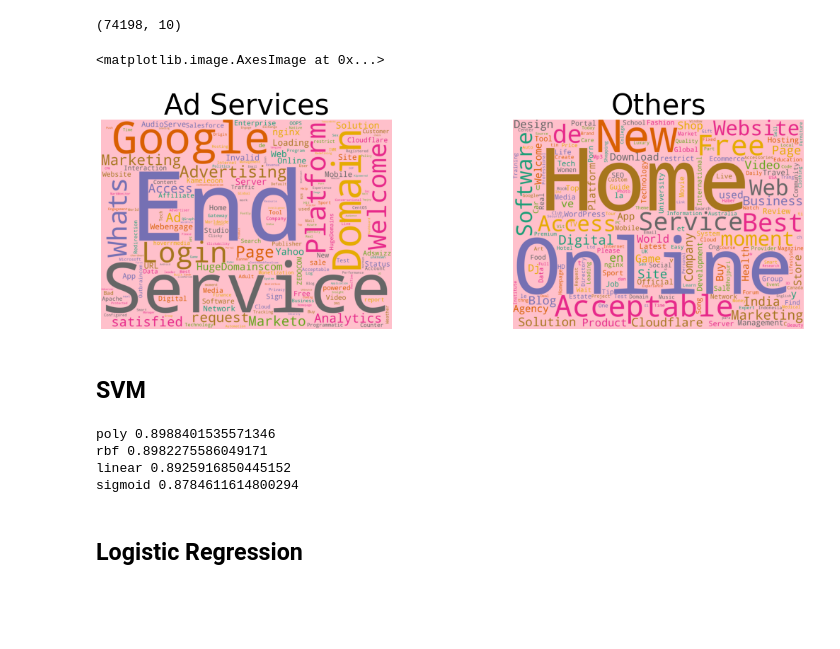
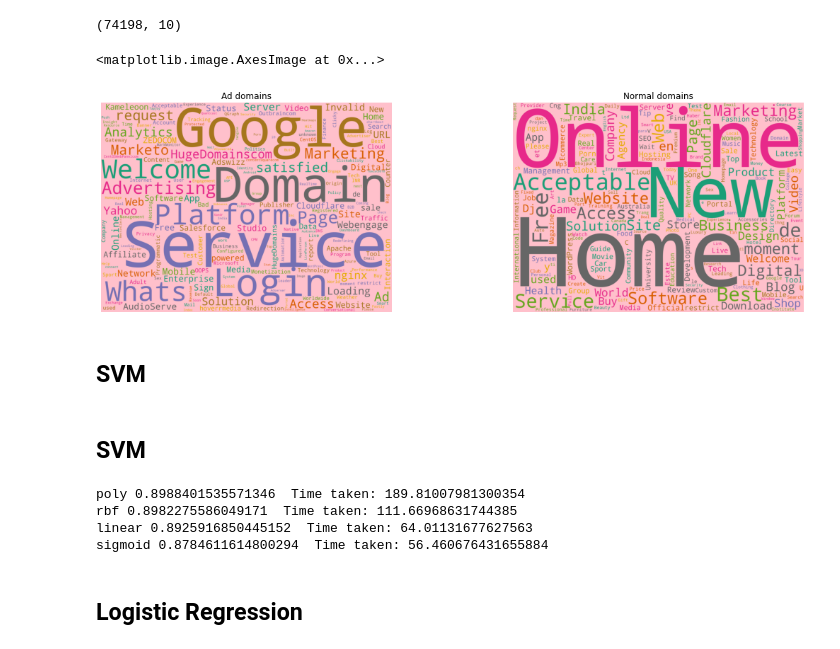
Before and after one commit to yadhukrishnam/ad-service-detection-machine-learning, a Jupyter notebook: notebooks/model-evaluation-01.ipynb, the cells around one changed output. Saved outputs shown, nothing was run; the diff lists cells and outputs as text; code cells hidden in the pictures; blank space fills up the shorter version.

```diff
--- a/notebooks/model-evaluation-01.ipynb
+++ b/notebooks/model-evaluation-01.ipynb
@@ -20,28 +23,28 @@ df.shape
 # %%
 from wordcloud import WordCloud,STOPWORDS
 
-STOPWORDS.update(["Unavailable", "Error", "Forbidden", "Temporarily", "None", "Found", "Denied", "Dead"])
+STOPWORDS.update(["Unavailable", "Error", "Forbidden", "Temporarily", "None", "Found", "Denied", "Dead", "End"])
 
 plt.figure(figsize=(40,25))
 subset = df[df['class']==1]
 text = subset.meta_info.values
 cloud1=WordCloud(stopwords=STOPWORDS,background_color='pink',colormap="Dark2",collocations=False,width=2500,height=1800
                        ).generate(" ".join(text))
 plt.subplot(4,4,1)
 plt.axis('off')
-plt.title("Ad Services",fontsize=40)
+plt.title("Ad domains",fontsize=12)
 plt.imshow(cloud1)
 subset = df[df['class']==0]
 text = subset.meta_info.values
 cloud2=WordCloud(stopwords=STOPWORDS,background_color='pink',colormap="Dark2",collocations=False,width=2500,height=1800
                        ).generate(" ".join(text))
 plt.subplot(4,4,2)
 plt.axis('off')
-plt.title("Others",fontsize=40)
+plt.title("Normal domains",fontsize=12)
 plt.imshow(cloud2)
 # %% [output]
 <matplotlib.image.AxesImage at 0x...>
-[figure, old version]
+[figure, new version]
 # %%
 from nltk.stem.porter import PorterStemmer
 
@@ -70,0 +91,2 @@ column_transformer = ColumnTransformer([('tfidf', tfidf, 'meta_info')])
+# %% [markdown]
+## SVM
@@ -71,13 +109,16 @@ column_transformer = ColumnTransformer([('tfidf', tfidf, 'meta_info')])
 # %% [markdown]
 ## SVM
 # %%
-from sklearn.svm import SVC
+
+import time
 from sklearn.pipeline import make_pipeline
 from sklearn.model_selection import GridSearchCV
 
 kernels = ["poly", "rbf", "linear", "sigmoid"]
 
 for kernel in kernels:
+
+    start = time.time()
 
     pipe = Pipeline([
         ('tfidf', column_transformer),
@@ -86,12 +127,14 @@ for kernel in kernels:
 
     pipe.fit(X_train,y_train)
 
-    print (kernel, pipe.score(X_test, y_test))
+    end = time.time()
+
+    print (kernel, pipe.score(X_test, y_test), " Time taken:", end-start)
 # %% [output]
-poly 0.8988401535571346
-rbf 0.8982275586049171
-linear 0.8925916850445152
-sigmoid 0.8784611614800294
+poly 0.8988401535571346  Time taken: 189.81007981300354
+rbf 0.8982275586049171  Time taken: 111.66968631744385
+linear 0.8925916850445152  Time taken: 64.01131677627563
+sigmoid 0.8784611614800294  Time taken: 56.460676431655884
 # %% [markdown]
 ## Logistic Regression
 # %%
```
Also changed, not shown: parts of 18 cells of this notebook, 2 other files.
